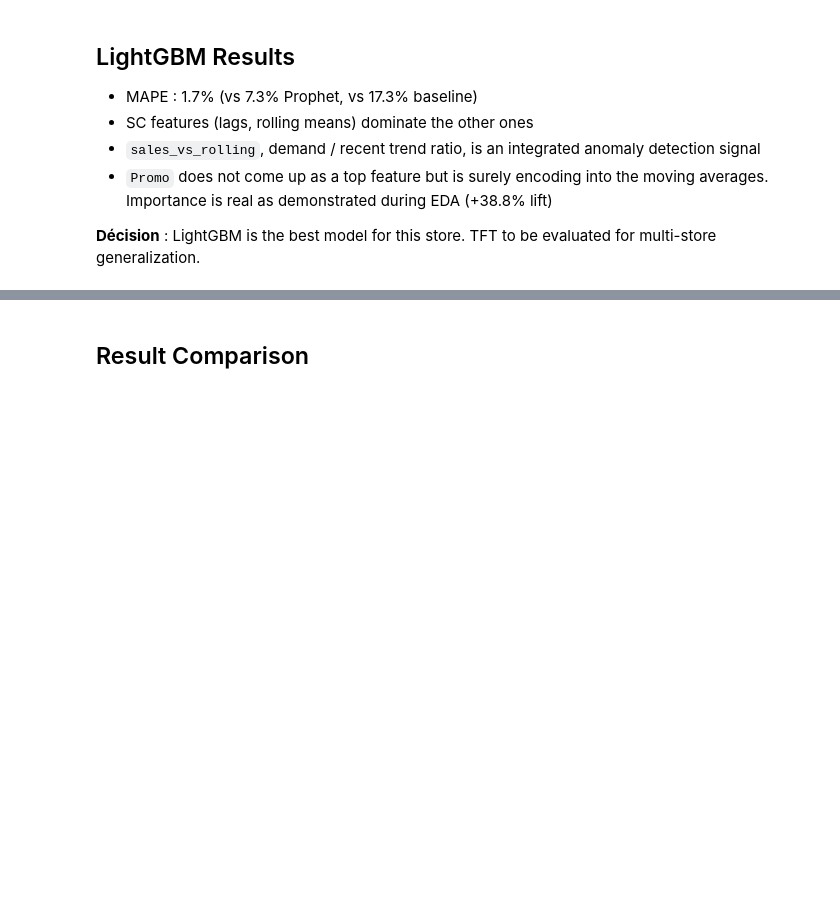
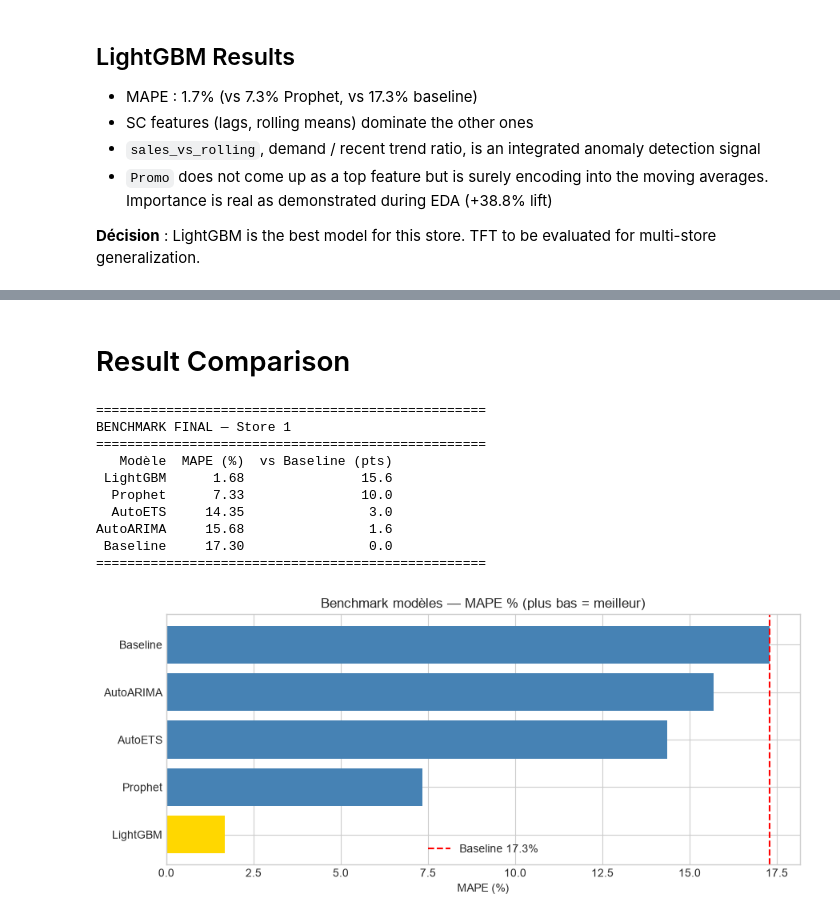
Before and after one commit to AlexPaulien/forecasting-sc, a Jupyter notebook: notebooks/02_models_benchmark.ipynb, the cells around one changed output, grey strips where cells are left out. Drawn from its saved outputs; the diff is of its cells as text; code cells hidden in the pictures; blank space fills up the shorter version.

```diff
--- a/notebooks/02_models_benchmark.ipynb
+++ b/notebooks/02_models_benchmark.ipynb
@@ -448,27 +406,38 @@ plt.show()
 # %% [markdown]
-## Result Comparison
+# Result Comparison
 # %%
 results['Baseline'] = 17.3
 
 df_results = pd.DataFrame([
     {'Modèle': k, 'MAPE (%)': v, 'vs Baseline (pts)': round(17.3 - v, 1)}
     for k, v in results.items()
 ]).sort_values('MAPE (%)')
 
-print("=" * 45)
-print("FINAL BENCHMARK — Store", store_id)
-print("=" * 45)
+print("=" * 50)
+print(f"BENCHMARK FINAL — Store {store_id}")
+print("=" * 50)
 print(df_results.to_string(index=False))
-print("=" * 45)
+print("=" * 50)
 
-# Visualisation
-fig, ax = plt.subplots(figsize=(8, 4))
-colors = ['green' if v == df_results['MAPE (%)'].min()
+fig, ax = plt.subplots(figsize=(9, 4))
+colors = ['gold' if v == df_results['MAPE (%)'].min()
           else 'steelblue' for v in df_results['MAPE (%)']]
-ax.barh(df_results['Model'], df_results['MAPE (%)'], color=colors)
-ax.axvline(x=17.3, color='red', linestyle='--', label='Baseline')
-ax.set_title('Model comparison — MAPE (%)')
-ax.set_xlabel('MAPE (%) — lower = better')
+ax.barh(df_results['Modèle'], df_results['MAPE (%)'], color=colors)
+ax.axvline(x=17.3, color='red', linestyle='--', linewidth=1.5, label='Baseline 17.3%')
+ax.set_title('Benchmark modèles — MAPE % (plus bas = meilleur)')
+ax.set_xlabel('MAPE (%)')
 ax.legend()
 plt.tight_layout()
 plt.show()
+# %% [output]
+==================================================
+BENCHMARK FINAL — Store 1
+==================================================
+   Modèle  MAPE (%)  vs Baseline (pts)
+ LightGBM      1.68               15.6
+  Prophet      7.33               10.0
+  AutoETS     14.35                3.0
+AutoARIMA     15.68                1.6
+ Baseline     17.30                0.0
+==================================================
+[figure, added]
```
Also changed, not shown: parts of 23 cells of this notebook.
